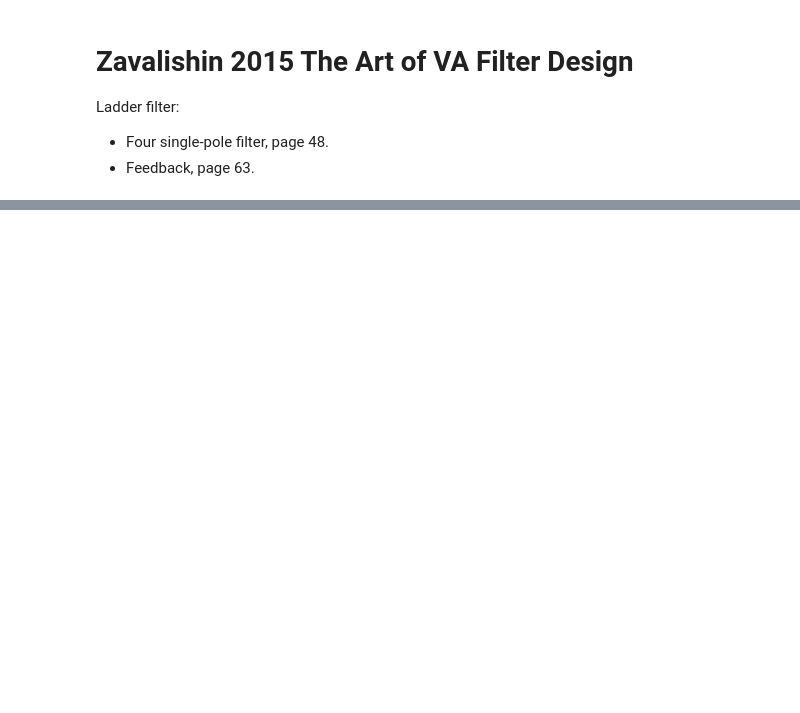
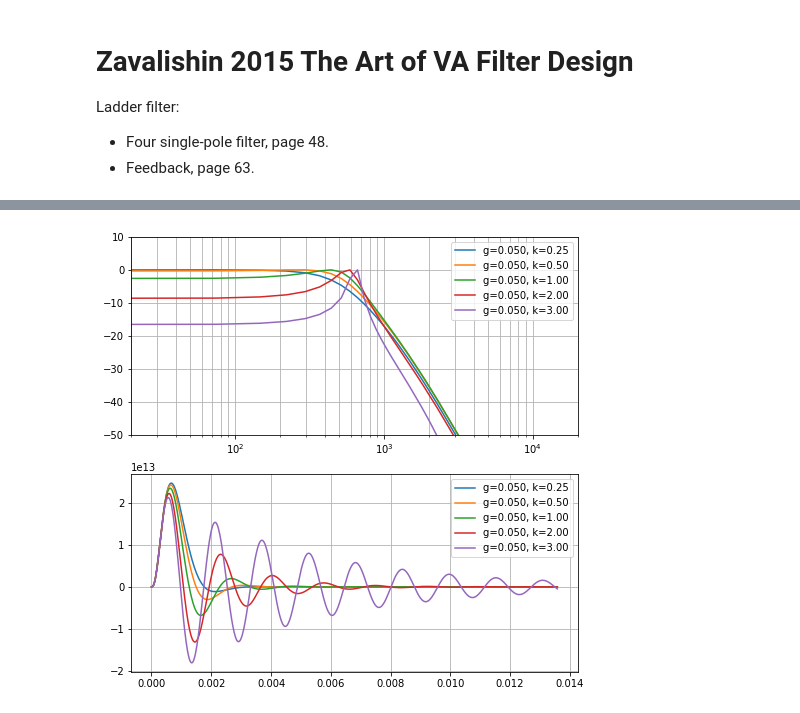
Before and after one commit to soerenbnoergaard/sbnsampler, a Jupyter notebook: workbooks/parametric_low_pass_filter.ipynb, the cells around one changed output, grey strips where cells are left out. Saved outputs shown, nothing was run; the diff lists cells and outputs as text; code cells hidden in the pictures; blank space fills up the shorter version.

```diff
--- a/workbooks/parametric_low_pass_filter.ipynb
+++ b/workbooks/parametric_low_pass_filter.ipynb
@@ -162,0 +146,10 @@ plot_frequency_response(b, a)
+# %%
+# Sweep resonance
+fig, (ax1, ax2) = subplots(2, 1, figsize=[FIG_WIDTH, 8])
+g = 0.05
+h_length = int(30/g)
+
+for k in [0.25, 0.5, 1, 2, 3]:
+    run(x_prbs20, g, k, h_length, fig, ax1, ax2)
+# %% [output]
+[figure, added]
```
Also changed, not shown: parts of 7 cells of this notebook.
